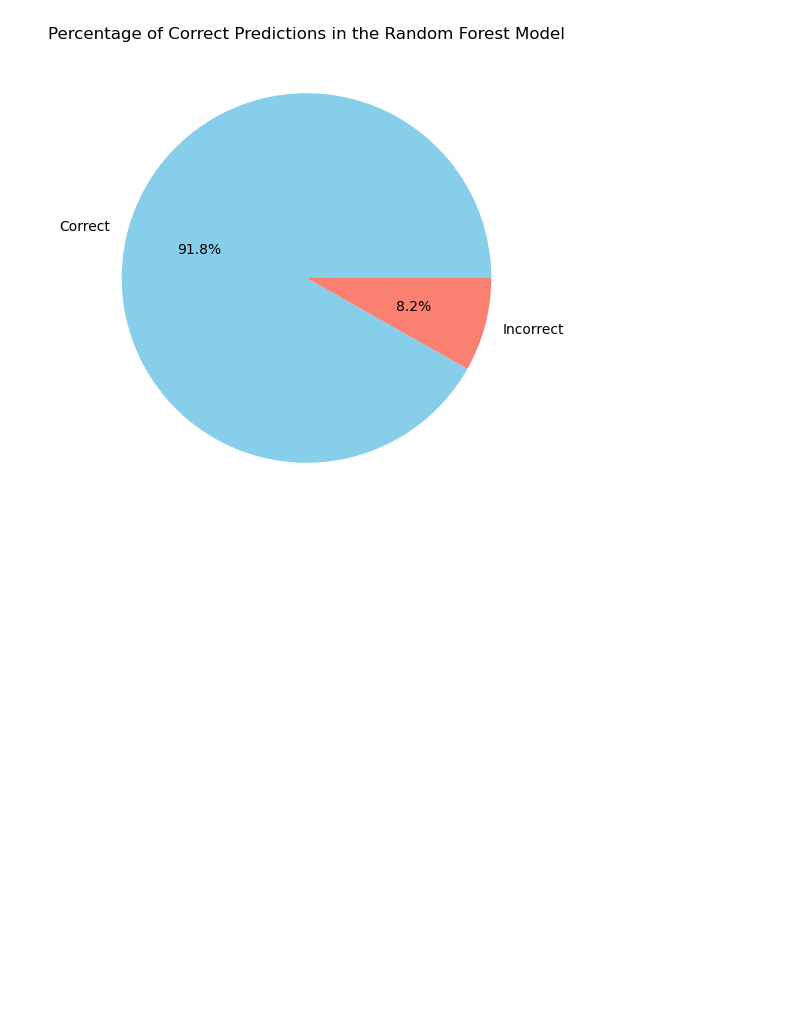
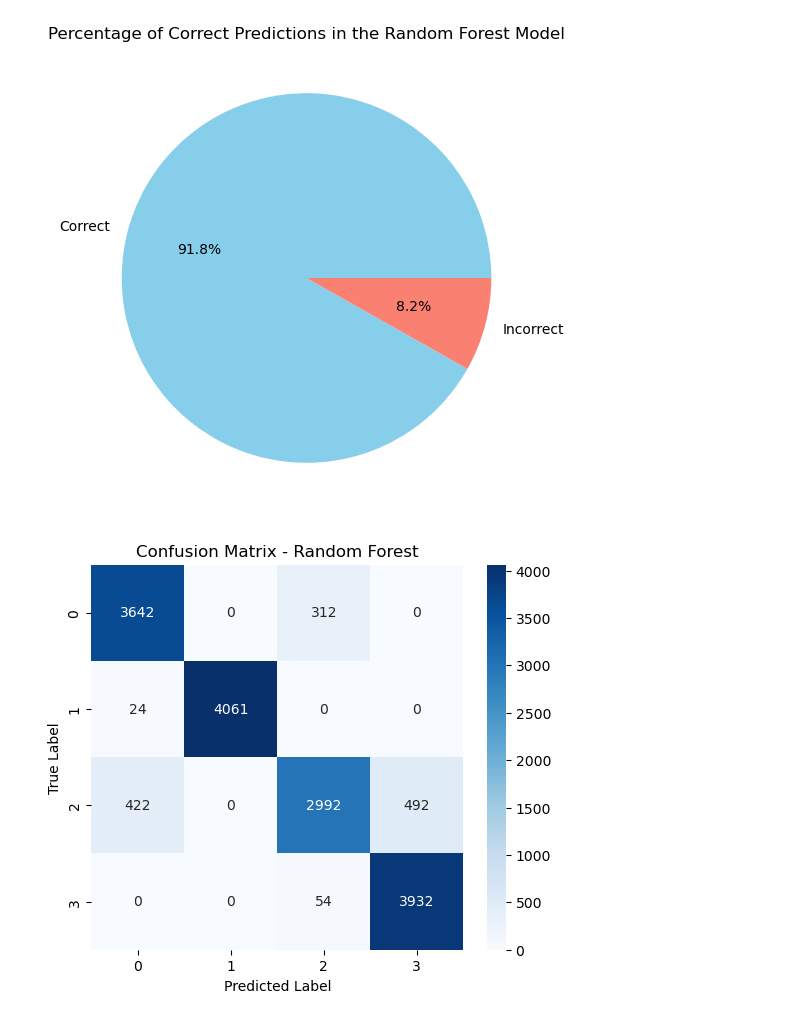
Before and after one commit to hirpej/Final-Project-DA, a Jupyter notebook: ml.ipynb, the cells around one changed output. Cells and saved outputs as stored; diff of their text form; code cells hidden in the pictures; blank space fills up the shorter version.

```diff
--- a/ml.ipynb
+++ b/ml.ipynb
@@ -493,8 +505,8 @@ merged['Delivery_Duration'] = (pd.to_datetime(merged['ShipDate']) - pd.to_dateti
 # %%
 # Selecting features and target variable
 features = ['Sales', 'Quantity', 'Discount', 'Profit', 'Category', 'SubCategory',
-            'Market_x',  'City_x', 'State_x', 'Region_x', 'Delivery_Duration']
+            'Market',  'City', 'State', 'Region', 'Delivery_Duration']
 X = merged[features]
-y = merged['ShipMode_x']
+y = merged['ShipMode']
 # %%
 # Standardizing numerical features
@@ -592,3 +599,16 @@ plt.title("Percentage of Correct Predictions in the Random Forest Model")
 plt.show()
 # %% [output]
 [figure]
+# %%
+# Calculate confusion matrix
+cm = confusion_matrix(y_test, y_pred_rf)
+
+# Create a heatmap of the confusion matrix
+plt.figure(figsize=(6, 5))
+sns.heatmap(cm, annot=True, fmt='d', cmap='Blues')
+plt.xlabel("Predicted Label")
+plt.ylabel("True Label")
+plt.title("Confusion Matrix - Random Forest")
+plt.show()
+# %% [output]
+[figure, added]
```
Also changed, not shown: parts of 8 cells of this notebook.
